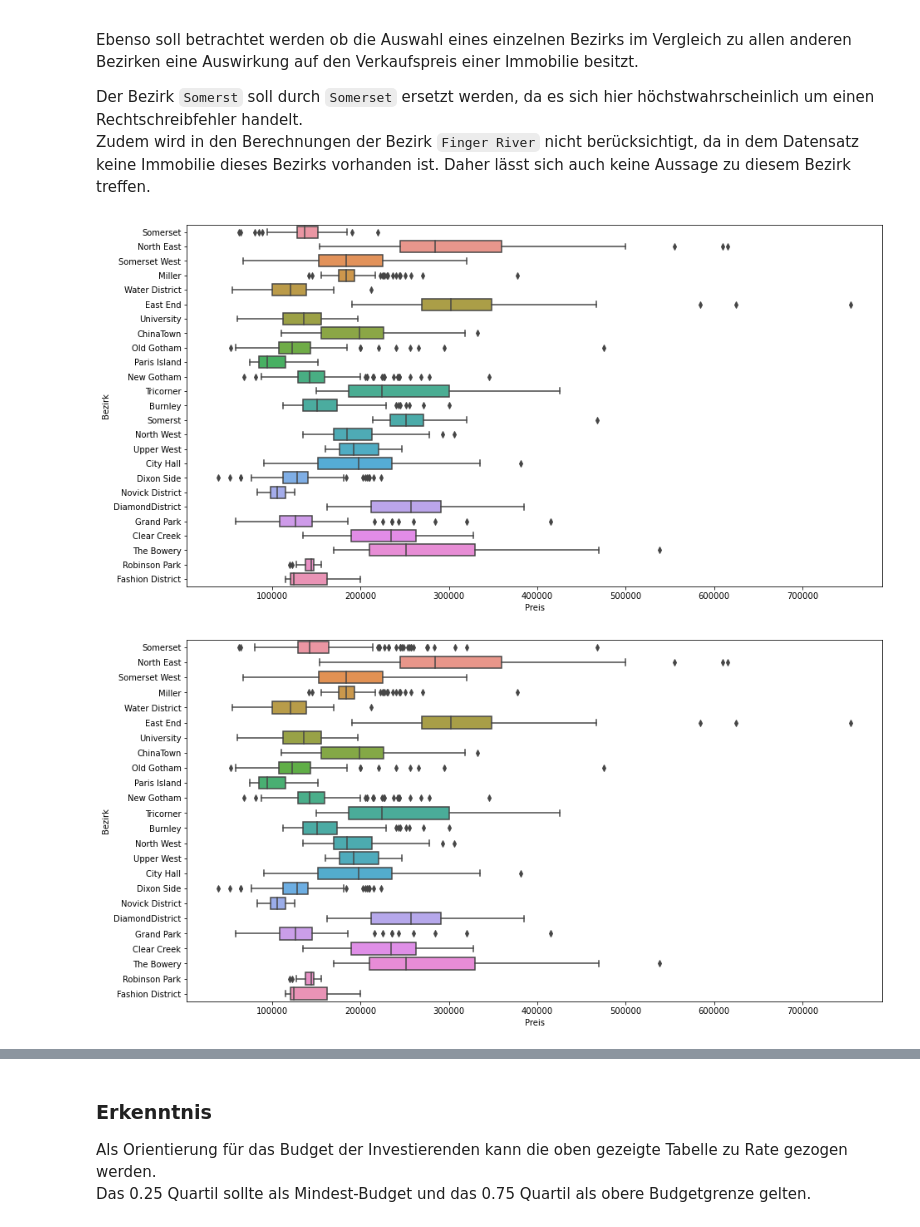
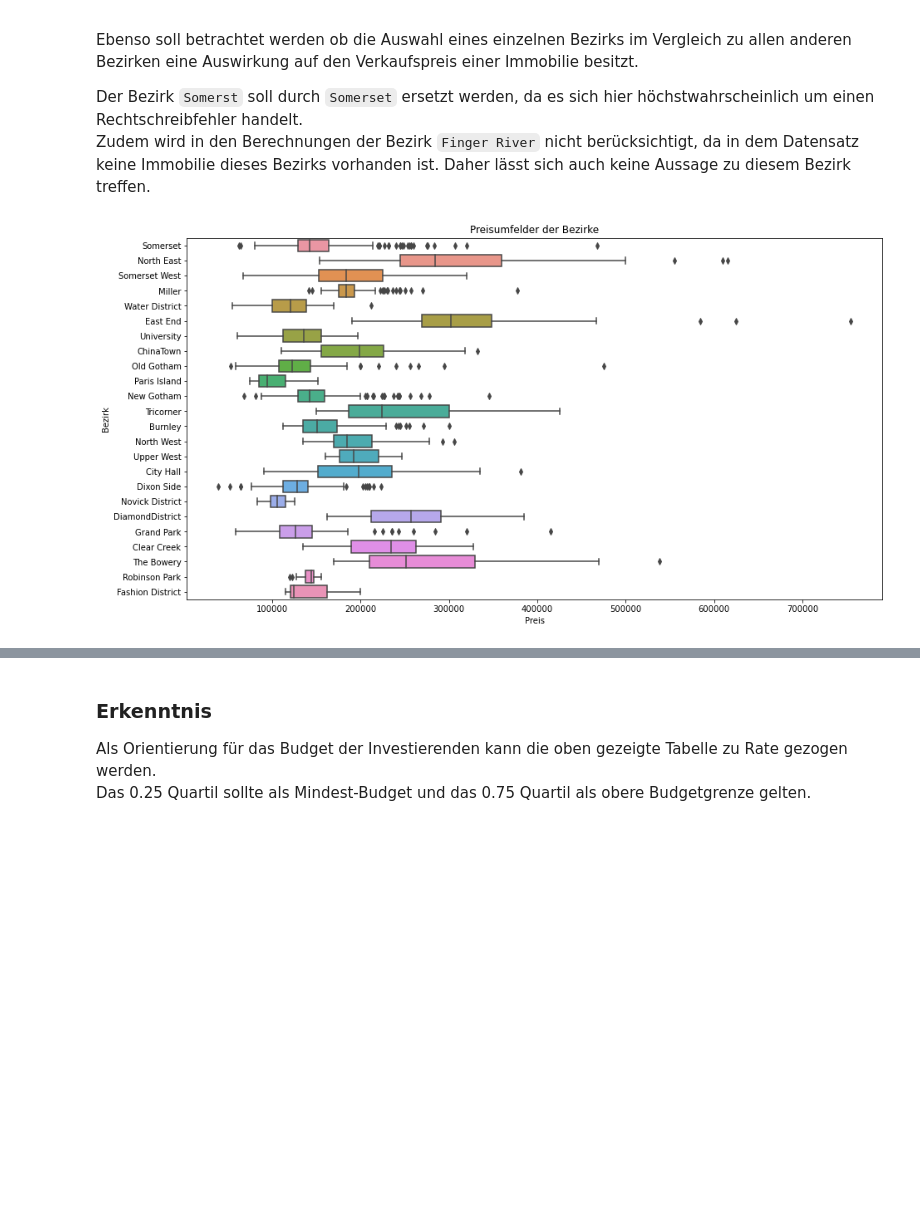
Before and after one commit to nailujx86/gotham-real-estate, a Jupyter notebook: Aufgabe2.ipynb, the cells around one changed output, grey strips where cells are left out. Cells and saved outputs as stored; diff of their text form; code cells hidden in the pictures; blank space fills up the shorter version.

```diff
--- a/Aufgabe2.ipynb
+++ b/Aufgabe2.ipynb
@@ -151,12 +158,11 @@ Zudem wird in den Berechnungen der Bezirk `Finger River` nicht berücksichtigt,
 # %%
 dataset['Bezirk'] = dataset['Bezirk'].replace('Somerst', 'Somerset')
 
 plt.figure(figsize = (15,8))
-sb.boxplot(data = dataset, x = 'Preis', y = 'Bezirk')
+sb.boxplot(data = dataset, x = 'Preis', y = 'Bezirk').set_title("Preisumfelder der Bezirke")
 plt.show()
 # %% [output]
-[figure, old version]
+[figure, new version]
-[figure, removed]
 # %%
 pd.get_dummies(dataset['Bezirk']).replace(0, math.nan).mul(dataset['Preis'], axis = 0).quantile([.25,.5,.75])
 # %% [output]
```
Also changed, not shown: parts of 9 cells of this notebook, 22 other files.
